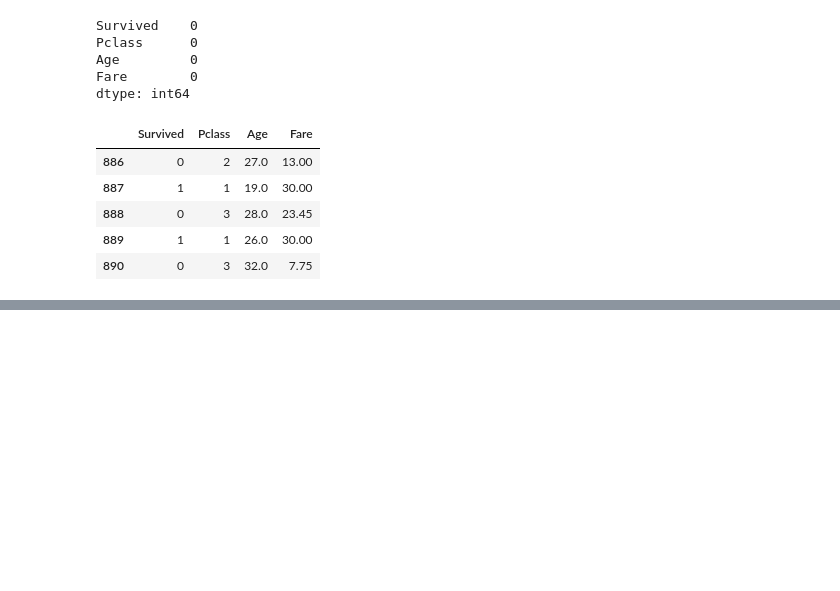
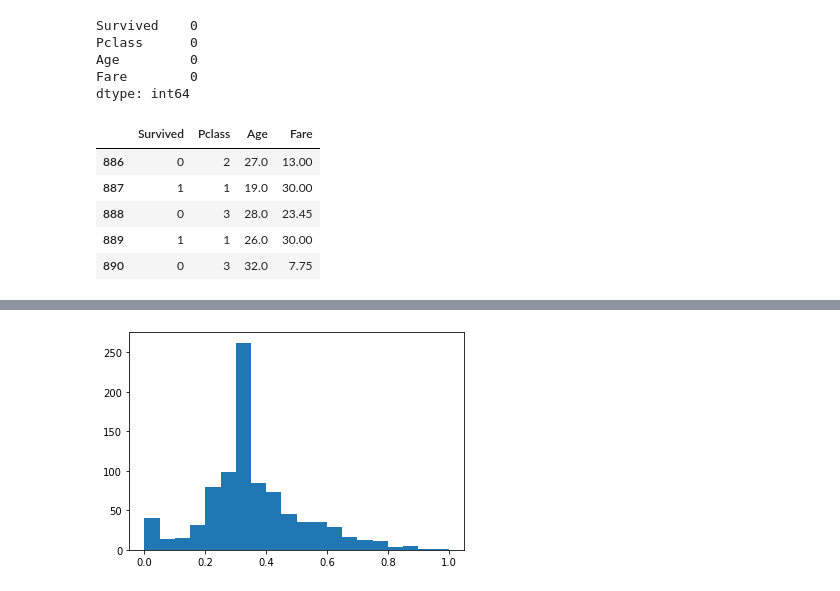
Before and after one commit to behzad89/SQL_GDAL_Commnds, a Jupyter notebook: ML_codes/Transformation&Scaling.ipynb, the cells around one changed output, grey strips where cells are left out. Saved outputs shown, nothing was run; the diff lists cells and outputs as text; code cells hidden in the pictures; blank space fills up the shorter version.

```diff
--- a/ML_codes/Transformation&Scaling.ipynb
+++ b/ML_codes/Transformation&Scaling.ipynb
@@ -69,0 +110,3 @@ df01.tail()
+# %%
+df02 = df01.copy()
+df02.tail()
@@ -69,0 +120,4 @@ df01.tail()
+# %%
+min_max = MinMaxScaler()
+df_minmax = pd.DataFrame(min_max.fit_transform(df02),columns=df02.columns)
+df_minmax.describe()
@@ -69,0 +134,5 @@ df01.tail()
+# %%
+plt.hist(df_minmax['Age'],bins=20)
+plt.show()
+# %% [output]
+[figure, added]
```
Also changed, not shown: parts of 33 cells of this notebook.
